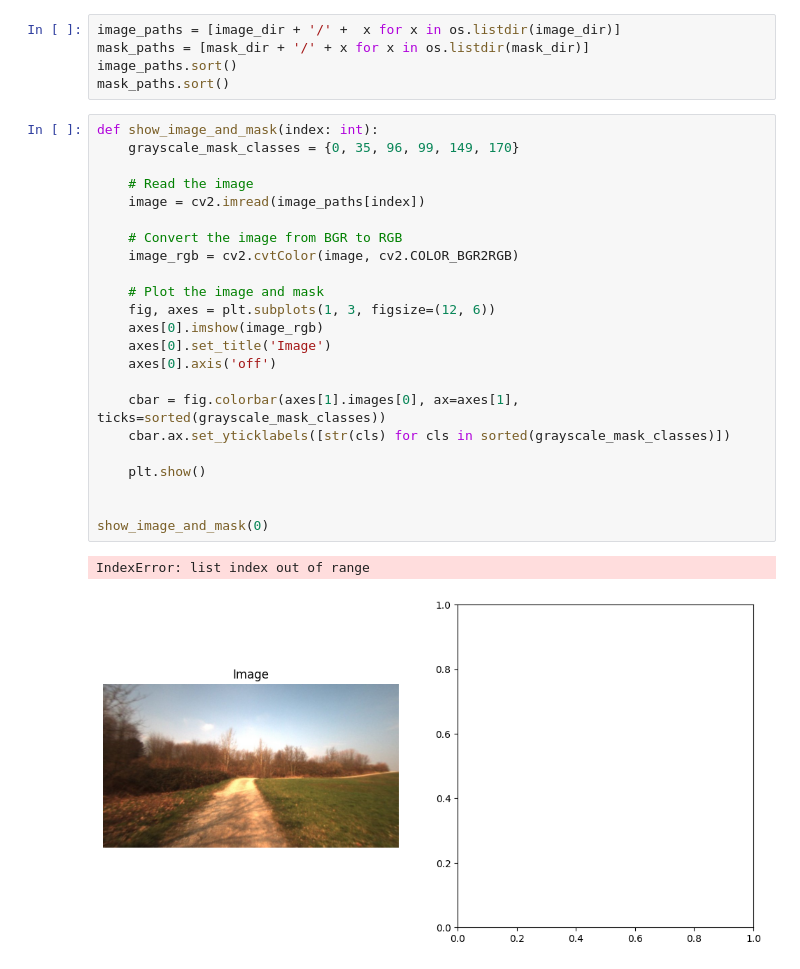
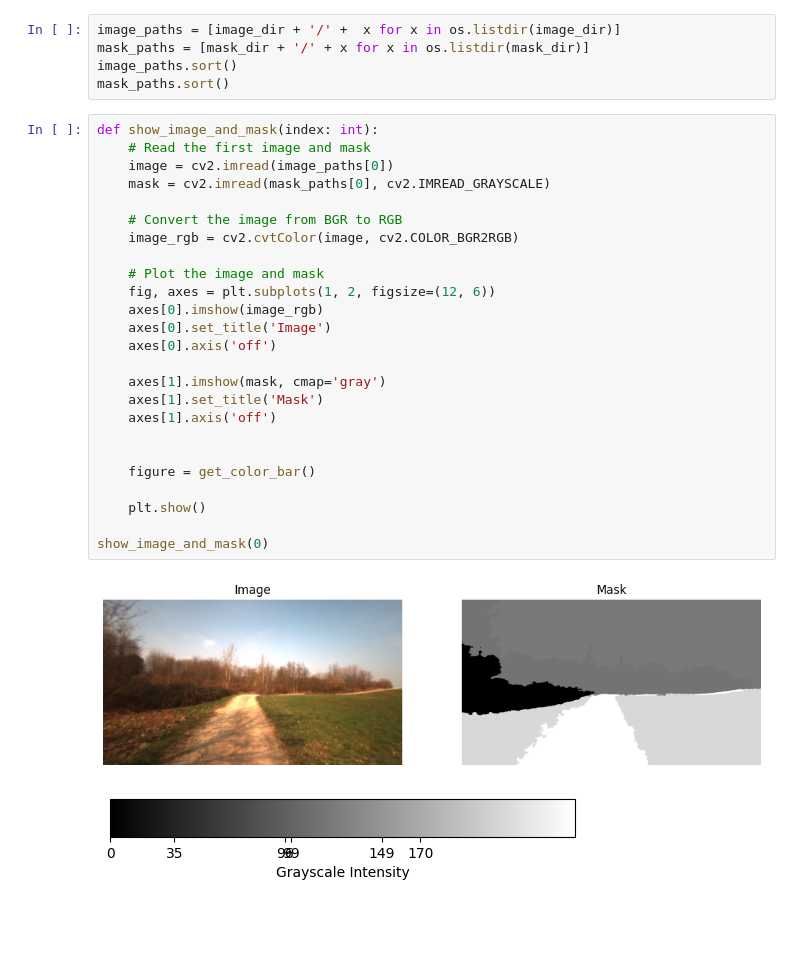
Before and after one commit to sattwik-sahu/rafseg, a Jupyter notebook: deepsceneEDA.ipynb, the cells around one changed output. Saved outputs shown, nothing was run; the diff lists cells and outputs as text; blank space fills up the shorter version.

```diff
--- a/deepsceneEDA.ipynb
+++ b/deepsceneEDA.ipynb
@@ -13,27 +13,29 @@ image_paths.sort()
 mask_paths.sort()
 # %%
 def show_image_and_mask(index: int):
-    grayscale_mask_classes = {0, 35, 96, 99, 149, 170}
-
-    # Read the image
-    image = cv2.imread(image_paths[index])
+    # Read the first image and mask
+    image = cv2.imread(image_paths[0])
+    mask = cv2.imread(mask_paths[0], cv2.IMREAD_GRAYSCALE)
 
     # Convert the image from BGR to RGB
     image_rgb = cv2.cvtColor(image, cv2.COLOR_BGR2RGB)
 
     # Plot the image and mask
-    fig, axes = plt.subplots(1, 3, figsize=(12, 6))
+    fig, axes = plt.subplots(1, 2, figsize=(12, 6))
     axes[0].imshow(image_rgb)
     axes[0].set_title('Image')
     axes[0].axis('off')
 
-    cbar = fig.colorbar(axes[1].images[0], ax=axes[1], ticks=sorted(grayscale_mask_classes))
-    cbar.ax.set_yticklabels([str(cls) for cls in sorted(grayscale_mask_classes)])
+    axes[1].imshow(mask, cmap='gray')
+    axes[1].set_title('Mask')
+    axes[1].axis('off')
+
+
+    figure = get_color_bar()
 
     plt.show()
 
-
 show_image_and_mask(0)
 # %% [output]
-IndexError: list index out of range
-[figure, old version]
+[figure, new version]
+[figure, added]
```
Also changed, not shown: parts of 6 cells of this notebook, 7 other files.
